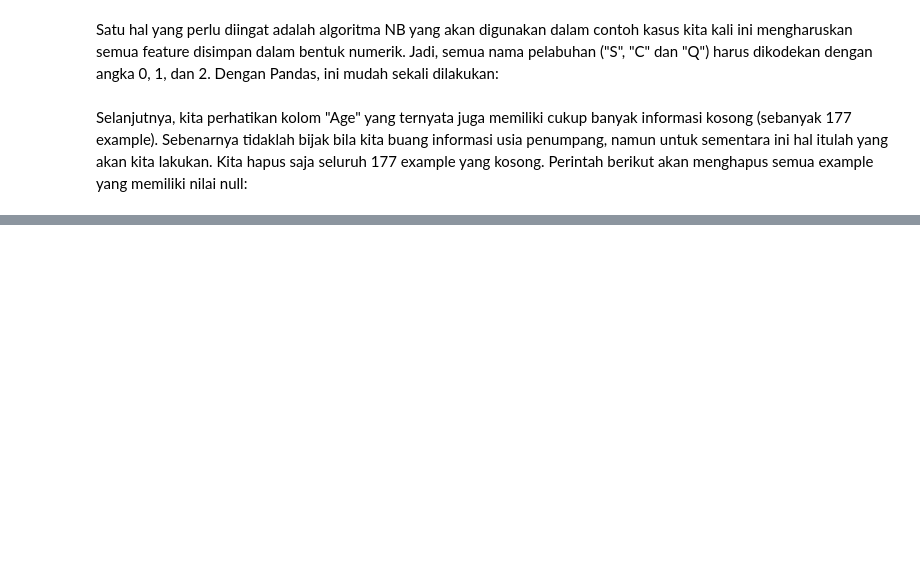
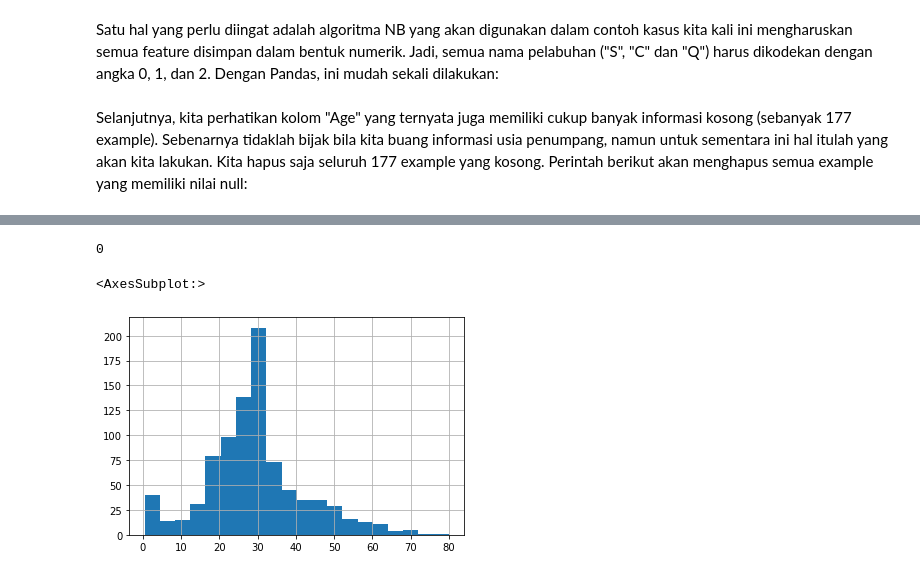
Before and after one commit to yudhaputraa/Machine_Learning, a Jupyter notebook: naive_bayes/index.ipynb, the cells around one changed output, grey strips where cells are left out. Saved outputs shown, nothing was run; the diff lists cells and outputs as text; code cells hidden in the pictures; blank space fills up the shorter version.

```diff
--- a/naive_bayes/index.ipynb
+++ b/naive_bayes/index.ipynb
@@ -119,0 +180,7 @@ df_train = df_train.drop(['PassengerId','Name','Ticket'], axis=1)
+# %%
+df_train1 = pd.read_csv("titanic_train.csv")
+df_train1 = df_train1.drop(['PassengerId','Name','Ticket','Cabin'], axis=1)
+df_train1.replace(sex, inplace = True)
+df_train1['Embarked'].fillna('S', inplace = True)
+df_train1.replace(embarked, inplace = True)
+df_train1.head(10)
@@ -119,0 +221,3 @@ df_train = df_train.drop(['PassengerId','Name','Ticket'], axis=1)
+# %%
+df_train1['Age'].loc[(df_train1['Sex'] == 0) & (df_train1['Age'].isnull() == True)] = 30.725
+df_train1['Age'].loc[(df_train1['Sex'] == 1) & (df_train1['Age'].isnull() == True)] = 27.914
@@ -119,0 +233,10 @@ df_train = df_train.drop(['PassengerId','Name','Ticket'], axis=1)
+# %%
+# melihat data yg NaN atau yg kosong
+df_train1['Age'].isnull().sum()
+# %% [output]
+0
+# %%
+df_train1['Age'].hist(bins = 20)
+# %% [output]
+<AxesSubplot:>
+[figure, added]
```
Also changed, not shown: parts of 27 cells of this notebook.
